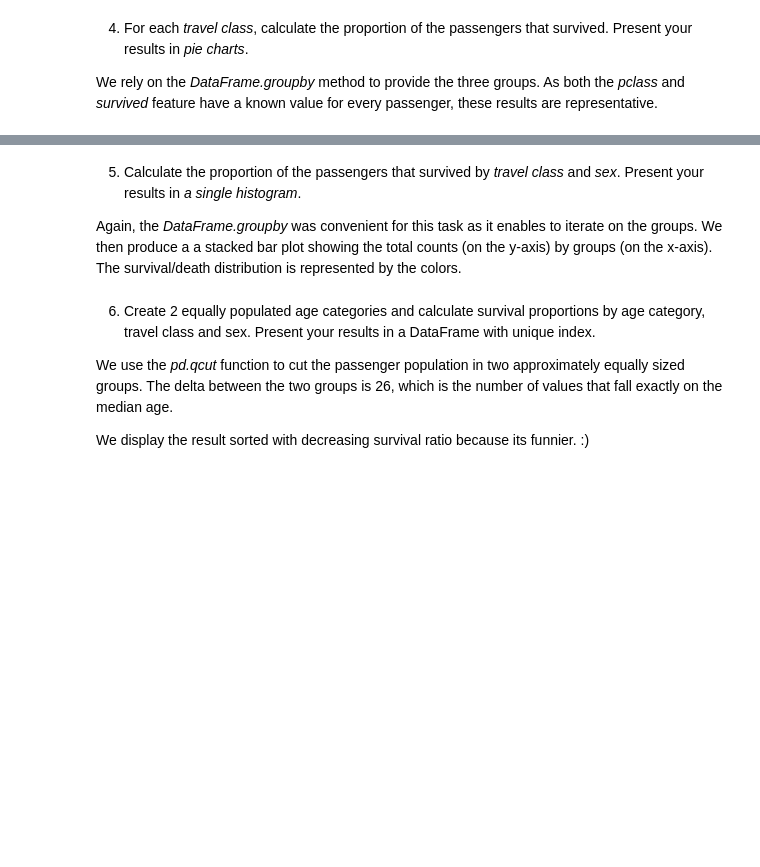
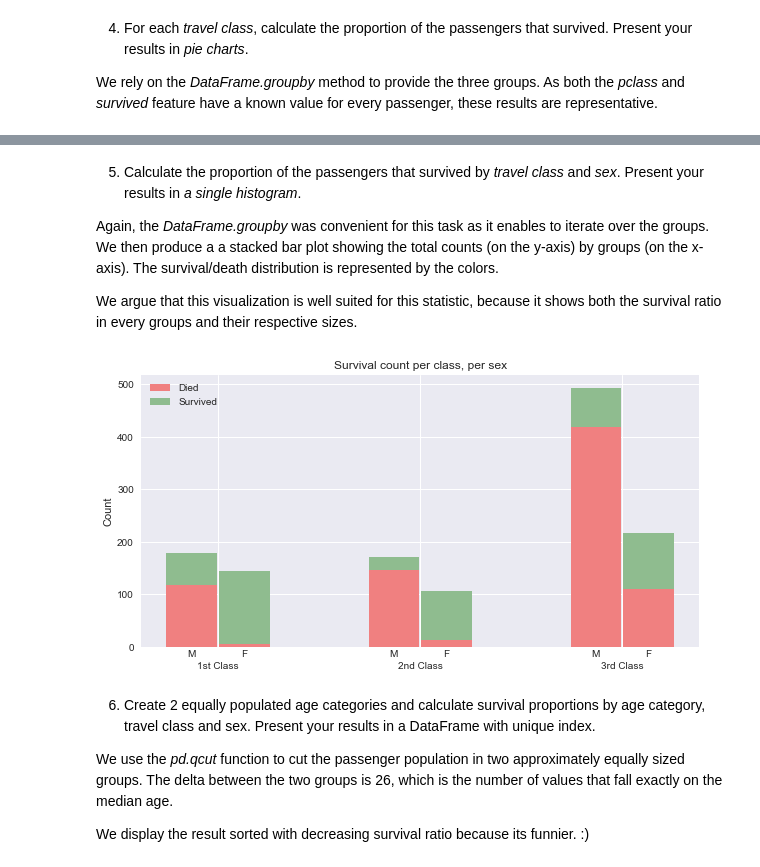
Before and after one commit to ChristianMct/ADA2017-Homeworks, a Jupyter notebook: 01 - Pandas and Data Wrangling/Homework 1.ipynb, the cells around one changed output, grey strips where cells are left out. Drawn from its saved outputs; the diff is of its cells as text; code cells hidden in the pictures; blank space fills up the shorter version.

```diff
--- a/01 - Pandas and Data Wrangling/Homework 1.ipynb
+++ b/01 - Pandas and Data Wrangling/Homework 1.ipynb
@@ -356,22 +629,39 @@ for (g, s), ax in zip(passengers.groupby(['pclass']).survived, axs):
 # %% [markdown]
 5) Calculate the proportion of the passengers that survived by *travel class* and *sex*. Present your results in *a single histogram*.
 
-Again, the *DataFrame.groupby* was convenient for this task as it enables to iterate on the groups. We then produce a a stacked bar plot showing the total counts (on the y-axis) by groups (on the x-axis). The survival/death distribution is represented by the colors.
+Again, the *DataFrame.groupby* was convenient for this task as it enables to iterate over the groups. We then produce a a stacked bar plot showing the total counts (on the y-axis) by groups (on the x-axis). The survival/death distribution is represented by the colors.
+
+We argue that this visualization is well suited for this statistic, because it shows both the survival ratio in every groups and their respective sizes.
 # %%
 fig, ax = plt.subplots(figsize=(10,5))
 width = 0.25
 for i, (grp_lab, grp) in enumerate(passengers.groupby(["pclass", "sex"]).survived):
     shift = (grp_lab[1]=='female')*(width+0.01)
     down = plt.bar(grp_lab[0]+shift, grp.value_counts()[0], width, color=colors[0])
     up = plt.bar(grp_lab[0]+shift, grp.value_counts()[1], width, bottom=grp.value_counts()[0], color=colors[1])
 
-ax.set_xticks(passengers.pclass.cat.categories+0.5*width)
-ax.set_xticklabels(passengers.pclass.cat.categories)
+# Using minor ticks to represent subgroups
+ax.minorticks_on()
 
-ax.set_title('Surviva count per class (Male, Female)')
+# Get location of the center of each rectangle, and location of the center of each group
+min_ticks = [r.get_x()+r.get_width()/2 for i, r in enumerate(ax.patches) if i%2]
+cols = iter(min_ticks)
+maj_ticks = [(a+b)/2 for a, b in zip(cols, cols)]
+
+# Sets the minor and major ticks
+ax.set_xticks(min_ticks, minor = True)
+ax.set_xticks(maj_ticks)
+new_ticks = ["F", "M", "F", "M", "F", "M"]
+from matplotlib import ticker
+ax.xaxis.set_minor_formatter(ticker.FixedFormatter(new_ticks))
+ax.set_xticklabels(["1st Class", "2nd Class", "3rd Class"])
+ax.tick_params(axis='x', which='major', pad=15)
+
+ax.set_title('Survival count per class, per sex')
 ax.set_ylabel('Count')
-ax.set_xlabel('Class (Male, Female)')
 plt.legend(['Died', 'Survived'], loc='upper left');
+# %% [output]
+[figure, added]
 # %% [markdown]
 6) Create 2 equally populated age categories and calculate survival proportions by age category, travel class and sex. Present your results in a DataFrame with unique index.
 
```
Also changed, not shown: parts of 27 cells of this notebook.
